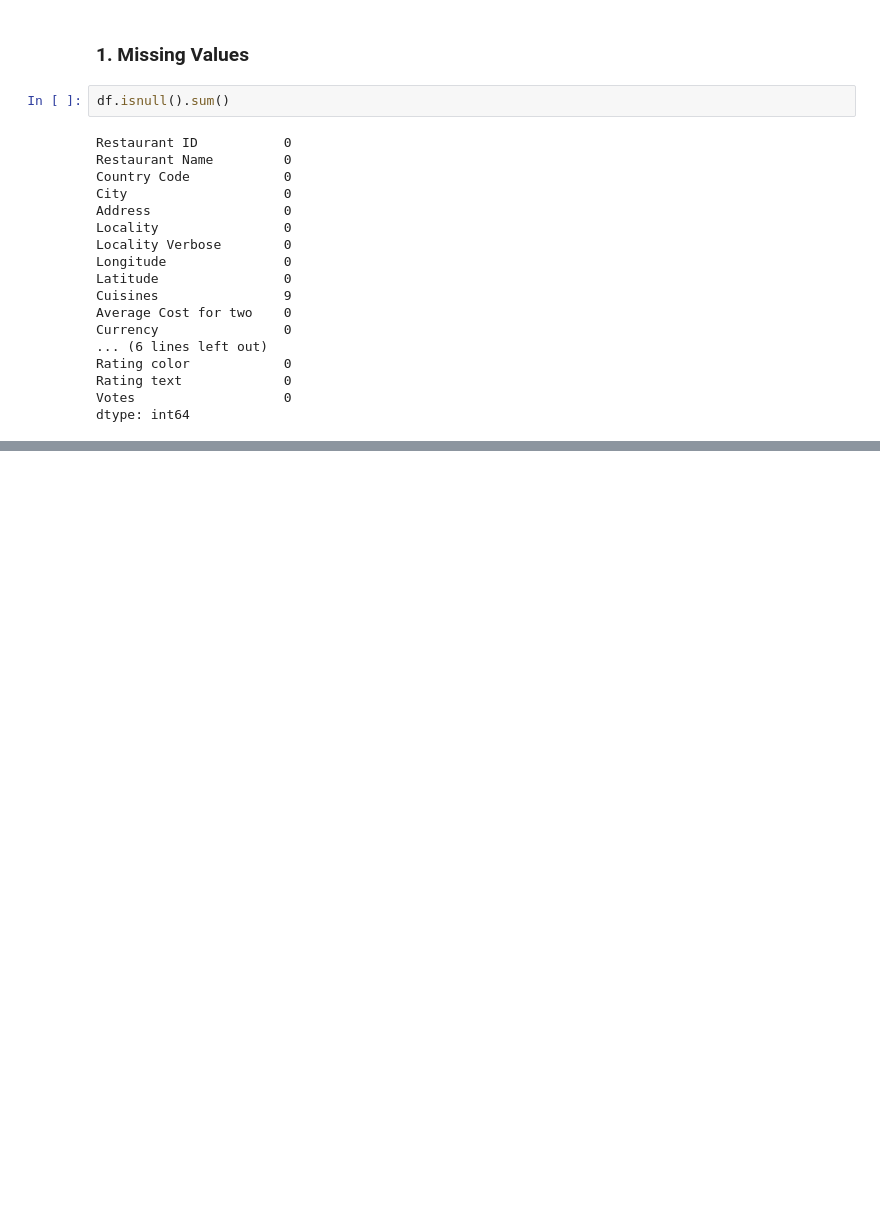
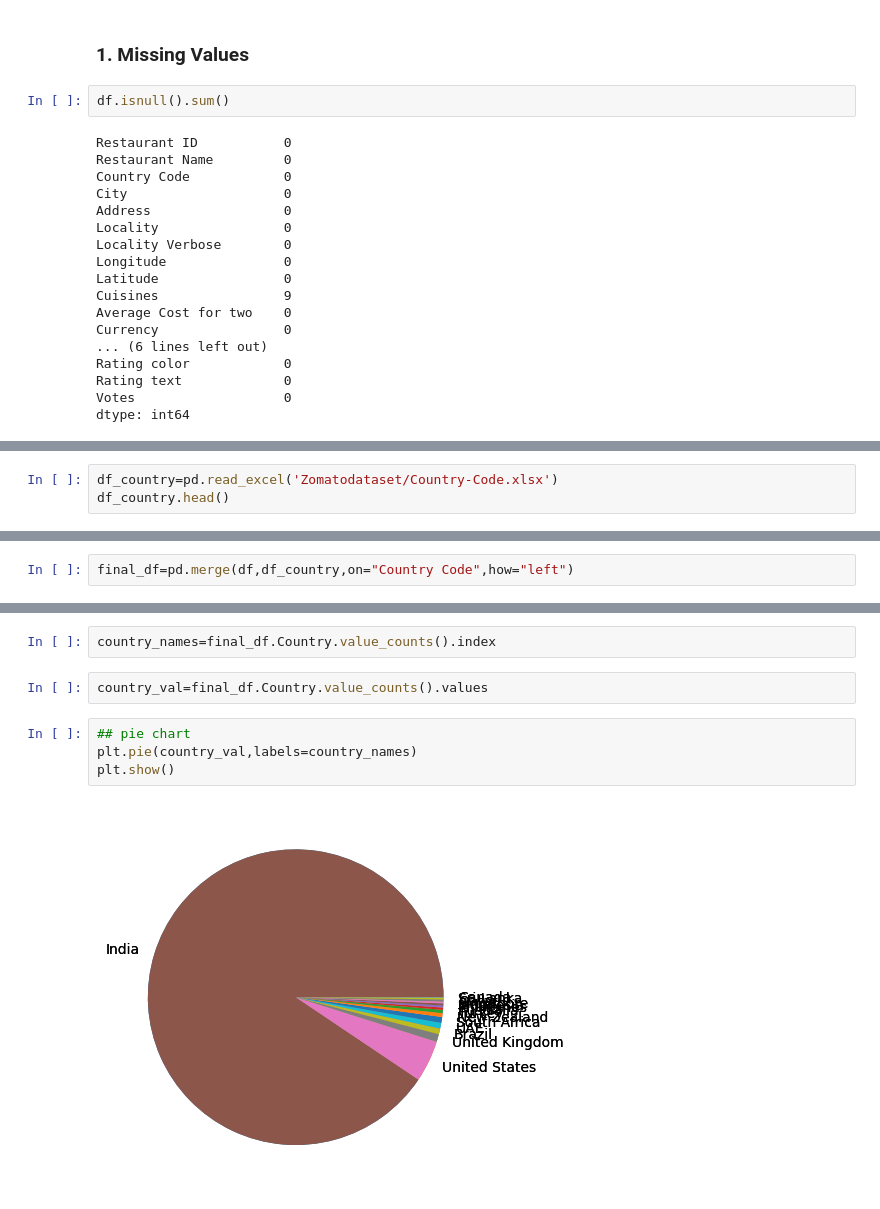
Before and after one commit to neeha-praveen/Zomato-EDA, a Jupyter notebook: zomatoEDA.ipynb, the cells around one changed output, grey strips where cells are left out. Saved outputs shown, nothing was run; the diff lists cells and outputs as text; blank space fills up the shorter version.

```diff
--- a/zomatoEDA.ipynb
+++ b/zomatoEDA.ipynb
@@ -83,0 +97,3 @@ dtype: int64
+# %%
+df_country=pd.read_excel('Zomatodataset/Country-Code.xlsx')
+df_country.head()
@@ -83,0 +117,2 @@ dtype: int64
+# %%
+final_df=pd.merge(df,df_country,on="Country Code",how="left")
@@ -83,0 +160,10 @@ dtype: int64
+# %%
+country_names=final_df.Country.value_counts().index
+# %%
+country_val=final_df.Country.value_counts().values
+# %%
+## pie chart
+plt.pie(country_val,labels=country_names)
+plt.show()
+# %% [output]
+[figure, added]
```
Also changed, not shown: parts of 29 cells of this notebook.
